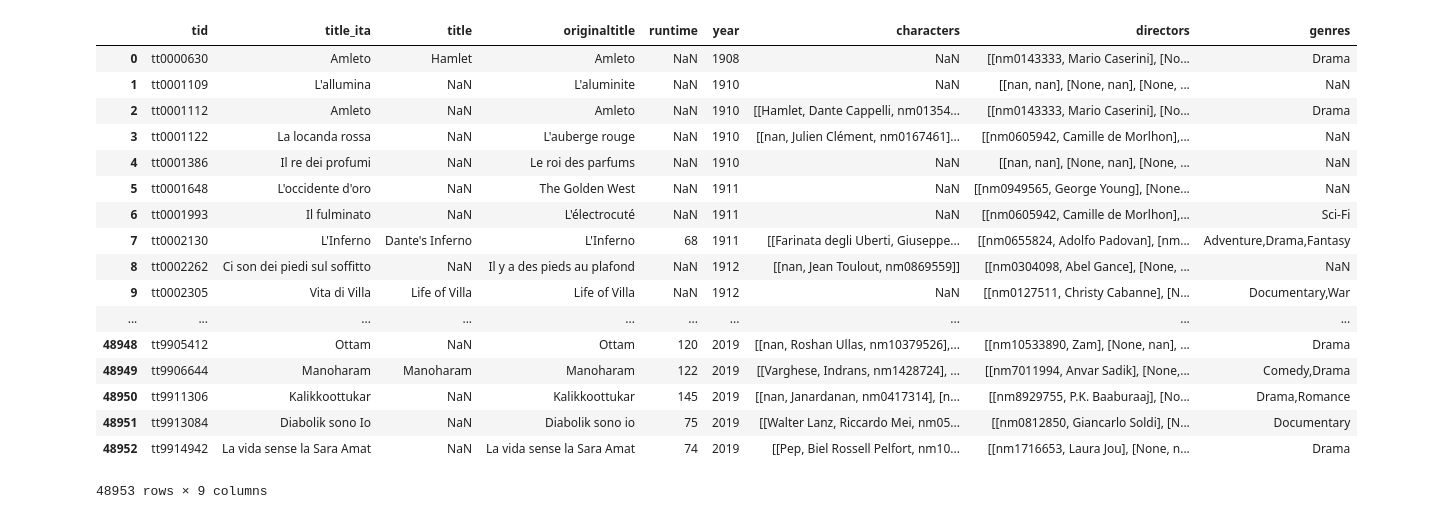
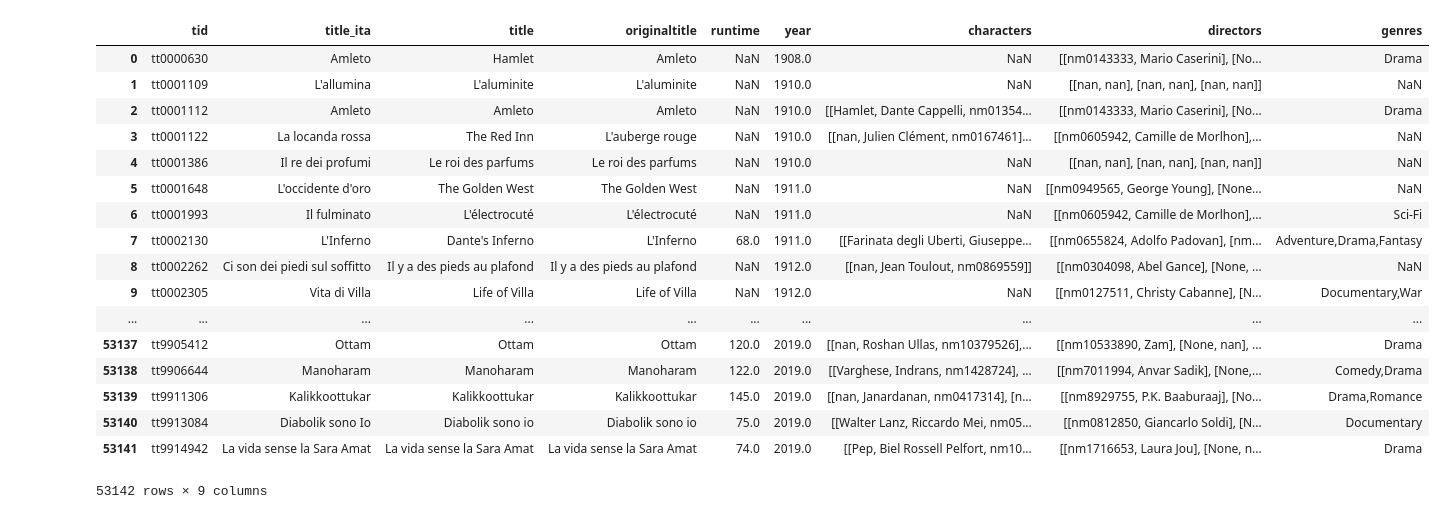
Before and after one commit to mirko-laruina/lsmsdb-Movienator, a Jupyter notebook: scripts/parse_dataset.ipynb, the cells around one changed output. Cells and saved outputs as stored; diff of their text form; code cells hidden in the pictures.

```diff
--- a/scripts/parse_dataset.ipynb
+++ b/scripts/parse_dataset.ipynb
@@ -169,7 +173,7 @@ dir_split
 for x in range(3, 73):
     dir_split.drop([x], axis=1, inplace=True)
 # %%
-dir_split=dir_split.replace('\\N', np.nan)
+# dir_split=dir_split.replace('\\N', np.nan)
 # %%
 names=name_basics[['nconst', 'primaryName']]
 # %%
@@ -449,6 +453,6 @@ actors_ita
 # %%
 #remove square brackets
-actors_ita['characters'] = actors_ita['characters'].apply(lambda x: x.replace('[','').replace(']','').replace('"',''))
+actors_ita['characters'] = actors_ita['characters'].apply(lambda x: x.replace('[','').replace(']','').replace('"','') if type(x) is not float else x)
 actors_ita
 # %% [output]
 A value is trying to be set on a copy of a slice from a DataFrame.
@@ -476,6 +480,6 @@ See the caveats in the documentation: http://pandas.pydata.org/pandas-docs/stabl
 # %%
 #change \N into null
-actors_ita=actors_ita.replace('\\N', np.nan)
+# actors_ita=actors_ita.replace('\\N', np.nan)
 # %%
 #join actors with their names
 actors_name=actors_ita.set_index('nconst').join(names.set_index('nconst'))
@@ -574,6 +578,6 @@ movies_final
 # %%
 #change all \N into null
-movies_final=movies_final.replace('\\N', np.nan)
+# movies_final=movies_final.replace('\\N', np.nan)
 # %%
 #remove film without a startYear
 movies_final = movies_final[pd.notnull(movies_final['startYear'])]
@@ -623,27 +627,27 @@ movies_final
 # %%
 #rename and reorder columns
-movies_final=movies_final[['titleId', 'title', 'title_eng', 'originalTitle', 'runtimeMinutes', 'startYear', 'actor', 'directors', 'genres']]
+movies_final=movies_final[['titleId', 'title', 'primaryTitle', 'originalTitle', 'runtimeMinutes', 'startYear', 'actor', 'directors', 'genres']]
 movies_final.columns=['tid', 'title_ita', 'title', 'originaltitle', 'runtime', 'year', 'characters', 'directors','genres']
 movies_final
 # %% [output]
 |  | tid | title_ita | title | originaltitle | runtime | year | characters | directors | genres |
-| 0 | tt0000630 | Amleto | Hamlet | Amleto | NaN | 1908 | NaN | [[nm0143333, Mario Caserini], [No... | Drama |
-| 1 | tt0001109 | L'allumina | NaN | L'aluminite | NaN | 1910 | NaN | [[nan, nan], [None, nan], [None, ... | NaN |
-| 2 | tt0001112 | Amleto | NaN | Amleto | NaN | 1910 | [[Hamlet, Dante Cappelli, nm01354... | [[nm0143333, Mario Caserini], [No... | Drama |
-| 3 | tt0001122 | La locanda rossa | NaN | L'auberge rouge | NaN | 1910 | [[nan, Julien Clément, nm0167461]... | [[nm0605942, Camille de Morlhon],... | NaN |
-| 4 | tt0001386 | Il re dei profumi | NaN | Le roi des parfums | NaN | 1910 | NaN | [[nan, nan], [None, nan], [None, ... | NaN |
-| 5 | tt0001648 | L'occidente d'oro | NaN | The Golden West | NaN | 1911 | NaN | [[nm0949565, George Young], [None... | NaN |
-| 6 | tt0001993 | Il fulminato | NaN | L'électrocuté | NaN | 1911 | NaN | [[nm0605942, Camille de Morlhon],... | Sci-Fi |
-| 7 | tt0002130 | L'Inferno | Dante's Inferno | L'Inferno | 68 | 1911 | [[Farinata degli Uberti, Giuseppe... | [[nm0655824, Adolfo Padovan], [nm... | Adventure,Drama,Fantasy |
-| 8 | tt0002262 | Ci son dei piedi sul soffitto | NaN | Il y a des pieds au plafond | NaN | 1912 | [[nan, Jean Toulout, nm0869559]] | [[nm0304098, Abel Gance], [None, ... | NaN |
-| 9 | tt0002305 | Vita di Villa | Life of Villa | Life of Villa | NaN | 1912 | NaN | [[nm0127511, Christy Cabanne], [N... | Documentary,War |
+| 0 | tt0000630 | Amleto | Hamlet | Amleto | NaN | 1908.0 | NaN | [[nm0143333, Mario Caserini], [No... | Drama |
+| 1 | tt0001109 | L'allumina | L'aluminite | L'aluminite | NaN | 1910.0 | NaN | [[nan, nan], [nan, nan], [nan, nan]] | NaN |
+| 2 | tt0001112 | Amleto | Amleto | Amleto | NaN | 1910.0 | [[Hamlet, Dante Cappelli, nm01354... | [[nm0143333, Mario Caserini], [No... | Drama |
+| 3 | tt0001122 | La locanda rossa | The Red Inn | L'auberge rouge | NaN | 1910.0 | [[nan, Julien Clément, nm0167461]... | [[nm0605942, Camille de Morlhon],... | NaN |
+| 4 | tt0001386 | Il re dei profumi | Le roi des parfums | Le roi des parfums | NaN | 1910.0 | NaN | [[nan, nan], [nan, nan], [nan, nan]] | NaN |
+| 5 | tt0001648 | L'occidente d'oro | The Golden West | The Golden West | NaN | 1911.0 | NaN | [[nm0949565, George Young], [None... | NaN |
+| 6 | tt0001993 | Il fulminato | L'électrocuté | L'électrocuté | NaN | 1911.0 | NaN | [[nm0605942, Camille de Morlhon],... | Sci-Fi |
+| 7 | tt0002130 | L'Inferno | Dante's Inferno | L'Inferno | 68.0 | 1911.0 | [[Farinata degli Uberti, Giuseppe... | [[nm0655824, Adolfo Padovan], [nm... | Adventure,Drama,Fantasy |
+| 8 | tt0002262 | Ci son dei piedi sul soffitto | Il y a des pieds au plafond | Il y a des pieds au plafond | NaN | 1912.0 | [[nan, Jean Toulout, nm0869559]] | [[nm0304098, Abel Gance], [None, ... | NaN |
+| 9 | tt0002305 | Vita di Villa | Life of Villa | Life of Villa | NaN | 1912.0 | NaN | [[nm0127511, Christy Cabanne], [N... | Documentary,War |
 | ... | ... | ... | ... | ... | ... | ... | ... | ... | ... |
-| 48948 | tt9905412 | Ottam | NaN | Ottam | 120 | 2019 | [[nan, Roshan Ullas, nm10379526],... | [[nm10533890, Zam], [None, nan], ... | Drama |
-| 48949 | tt9906644 | Manoharam | Manoharam | Manoharam | 122 | 2019 | [[Varghese, Indrans, nm1428724], ... | [[nm7011994, Anvar Sadik], [None,... | Comedy,Drama |
-| 48950 | tt9911306 | Kalikkoottukar | NaN | Kalikkoottukar | 145 | 2019 | [[nan, Janardanan, nm0417314], [n... | [[nm8929755, P.K. Baaburaaj], [No... | Drama,Romance |
-| 48951 | tt9913084 | Diabolik sono Io | NaN | Diabolik sono io | 75 | 2019 | [[Walter Lanz, Riccardo Mei, nm05... | [[nm0812850, Giancarlo Soldi], [N... | Documentary |
-| 48952 | tt9914942 | La vida sense la Sara Amat | NaN | La vida sense la Sara Amat | 74 | 2019 | [[Pep, Biel Rossell Pelfort, nm10... | [[nm1716653, Laura Jou], [None, n... | Drama |
+| 53137 | tt9905412 | Ottam | Ottam | Ottam | 120.0 | 2019.0 | [[nan, Roshan Ullas, nm10379526],... | [[nm10533890, Zam], [None, nan], ... | Drama |
+| 53138 | tt9906644 | Manoharam | Manoharam | Manoharam | 122.0 | 2019.0 | [[Varghese, Indrans, nm1428724], ... | [[nm7011994, Anvar Sadik], [None,... | Comedy,Drama |
+| 53139 | tt9911306 | Kalikkoottukar | Kalikkoottukar | Kalikkoottukar | 145.0 | 2019.0 | [[nan, Janardanan, nm0417314], [n... | [[nm8929755, P.K. Baaburaaj], [No... | Drama,Romance |
+| 53140 | tt9913084 | Diabolik sono Io | Diabolik sono io | Diabolik sono io | 75.0 | 2019.0 | [[Walter Lanz, Riccardo Mei, nm05... | [[nm0812850, Giancarlo Soldi], [N... | Documentary |
+| 53141 | tt9914942 | La vida sense la Sara Amat | La vida sense la Sara Amat | La vida sense la Sara Amat | 74.0 | 2019.0 | [[Pep, Biel Rossell Pelfort, nm10... | [[nm1716653, Laura Jou], [None, n... | Drama |
-48953 rows × 9 columns
+53142 rows × 9 columns
 # %%
 #export as json
 movies_final.to_json(parse_dataset_output, orient='records')
```
Also changed, not shown: parts of 33 cells of this notebook, 1 other file.
